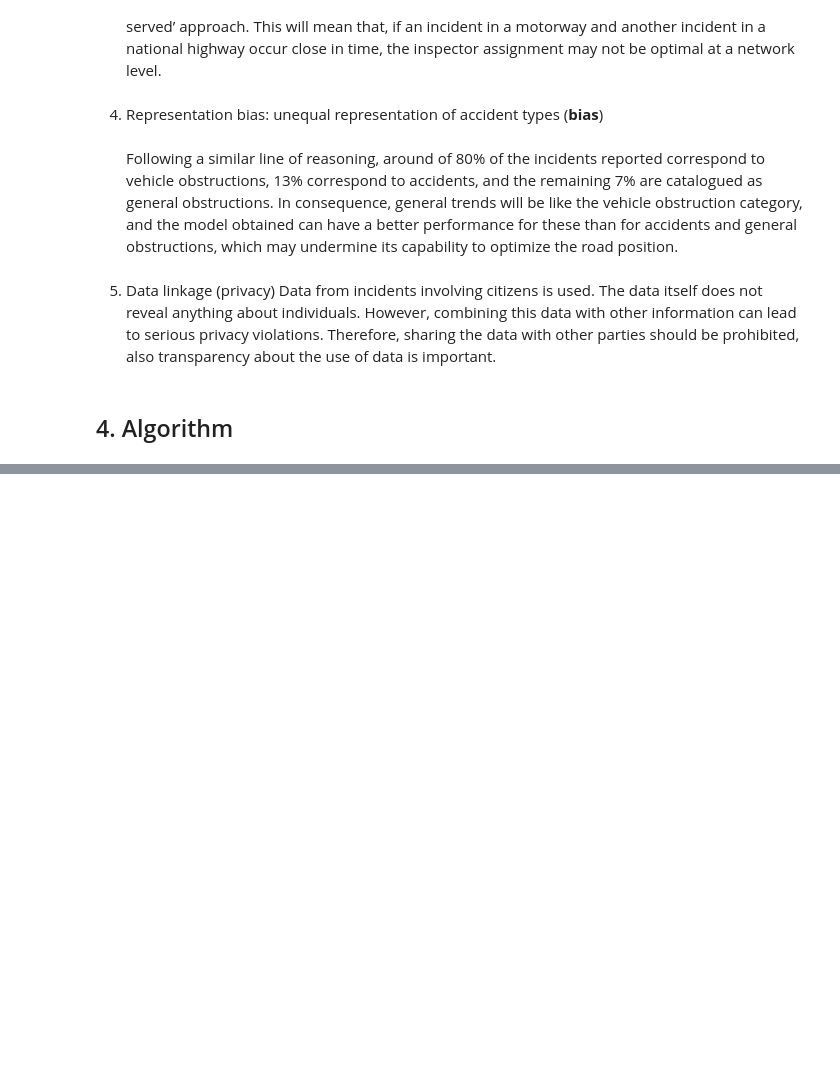
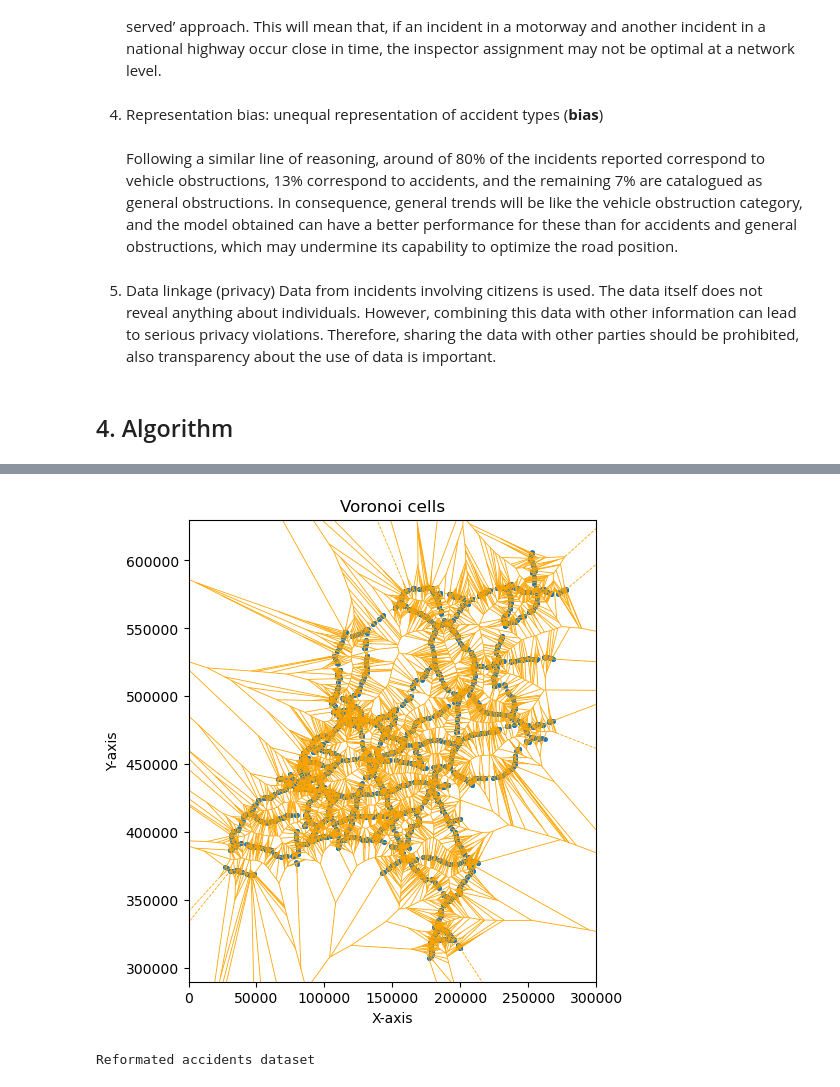
Before and after one commit to Max-Lange/CIEM6302_RWS-Project, a Jupyter notebook: mid-term_check.ipynb, the cells around one changed output, grey strips where cells are left out. Saved outputs shown, nothing was run; the diff lists cells and outputs as text; code cells hidden in the pictures; blank space fills up the shorter version.

```diff
--- a/mid-term_check.ipynb
+++ b/mid-term_check.ipynb
@@ -306,0 +373,25 @@ On the other hand, the following issues regarding privacy, fairness and bias wer
+# %%
+def voronoi_plotter(graph):
+    points = []
+    for node in graph.nodes.data():
+        points.append(list(node[1]['pos']))
+        # plt.plot(position[0], position[1], '.', color='b')
+
+    vor = Voronoi(points)
+
+    fig = voronoi_plot_2d(vor, show_vertices=False, line_colors='orange',
+                      line_width=0.6, point_size=5)
+    fig.set_figheight(6)
+    fig.set_figwidth(6)
+
+    plt.title("Voronoi cells")
+    plt.xlabel("X-axis")
+    plt.ylabel("Y-axis")
+    plt.axis('scaled')
+    plt.xlim(0, 300_000)
+    plt.ylim(290_000, 630_000)
+    plt.show()
+# %%
+voronoi_plotter(graph=Graph)
+# %% [output]
+[figure, added]
@@ -306,0 +400,12 @@ On the other hand, the following issues regarding privacy, fairness and bias wer
+# %%
+locations = []
+for _, accident in accident_data.iterrows():
+    location = Point(WGS84toDutchRD(accident['primaire_locatie_lengtegraad'],
+                                    accident['primaire_locatie_breedtegraad']))
+    locations.append(location)
+
+accident_data["geometry"] = locations
+accident_gdf = gpd.GeoDataFrame(accident_data, geometry=accident_data['geometry'])
+print("Reformated accidents dataset")
+# %% [output]
+Reformated accidents dataset
```
Also changed, not shown: parts of 13 cells of this notebook, 1 other file.
